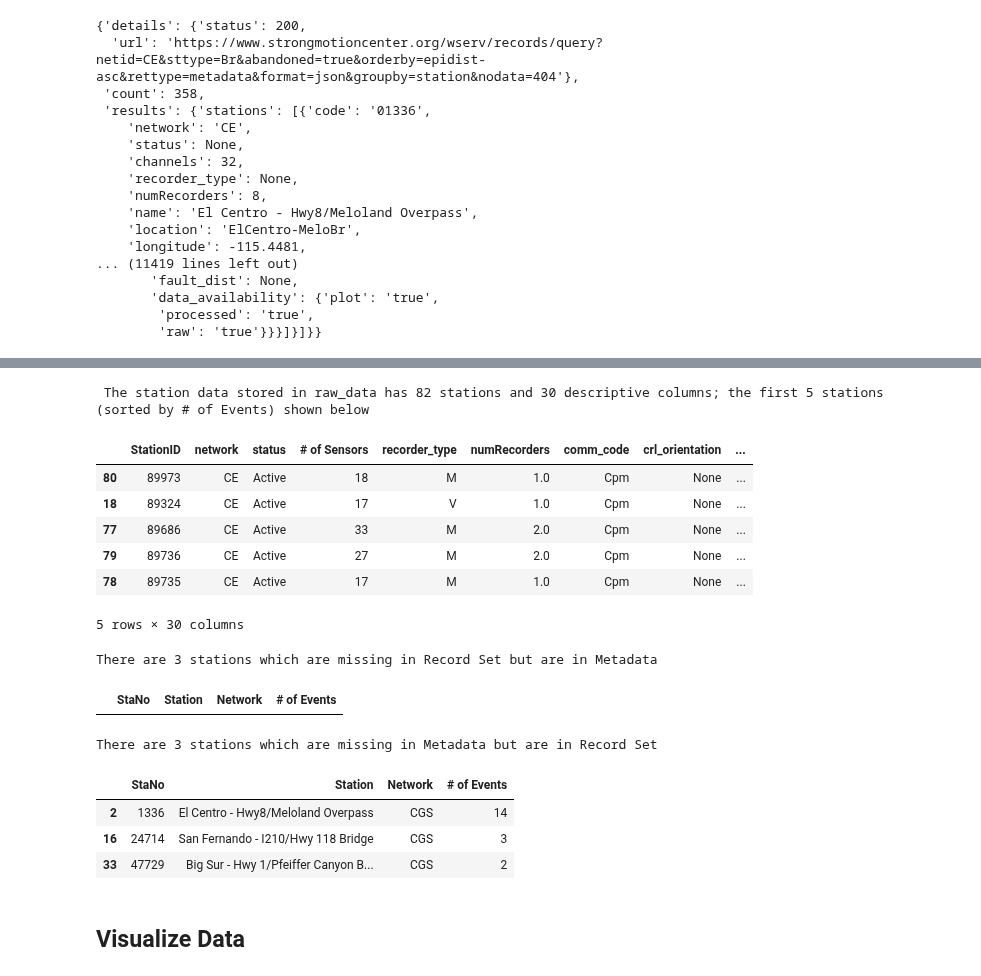
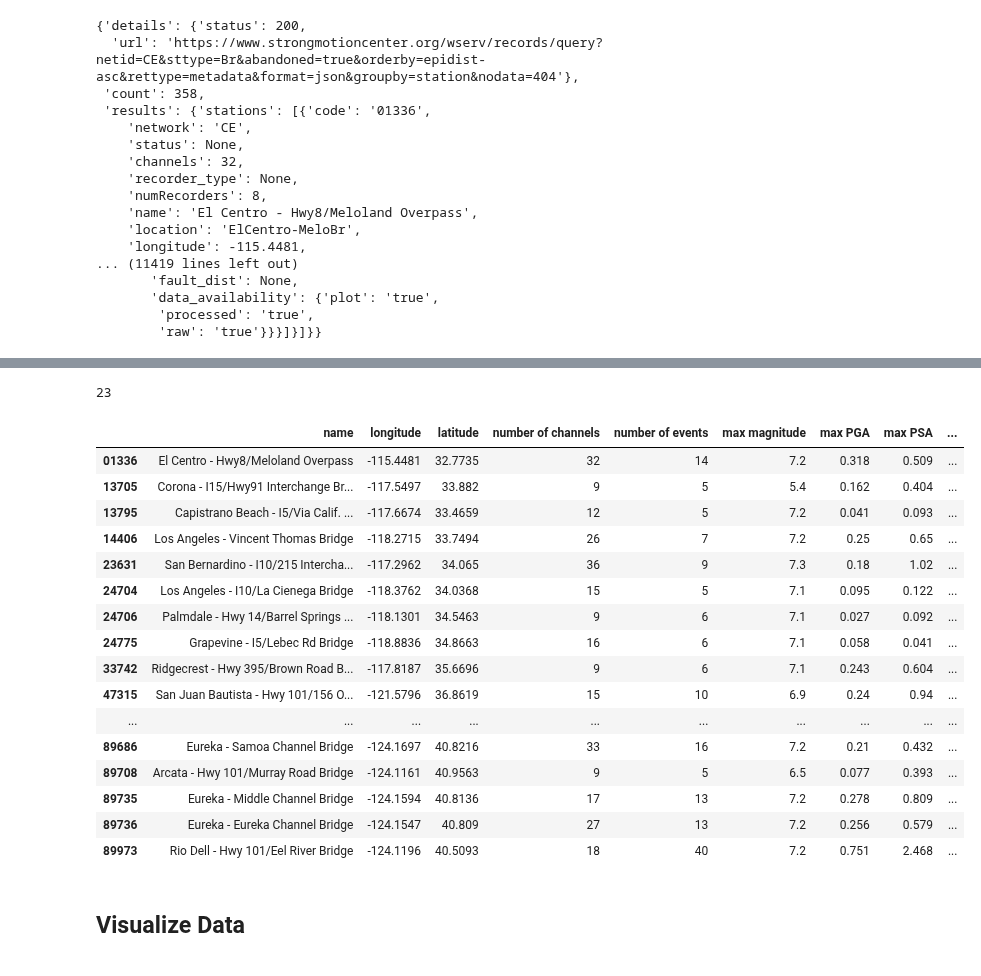
Before and after one commit to chrystalchern/mdof, a Jupyter notebook: studies/CESMDBridges.ipynb, the cells around one changed output, grey strips where cells are left out. Saved outputs shown, nothing was run; the diff lists cells and outputs as text; code cells hidden in the pictures.

```diff
--- a/studies/CESMDBridges.ipynb
+++ b/studies/CESMDBridges.ipynb
@@ -90,40 +47,0 @@ brgRecords.head(10)
-# %%
-# Merge the records with the metadata.
-
-raw_data = brg_df.merge(brgRecords, how='left', left_on="StationID", right_on='StaNo')
-raw_data.sort_values("# of Events", ascending=False, inplace=True)
-print("\n The station data stored in raw_data has", raw_data.shape[0], "stations and", raw_data.shape[1], "descriptive columns; the first 5 stations (sorted by # of Events) shown below \n")
-raw_data.head()
-# %% [output]
- The station data stored in raw_data has 82 stations and 30 descriptive columns; the first 5 stations (sorted by # of Events) shown below
-|  | StationID | network | status | # of Sensors | recorder_type | numRecorders | comm_code | crl_orientation | ... |
-| 80 | 89973 | CE | Active | 18 | M | 1.0 | Cpm | None | ... |
-| 18 | 89324 | CE | Active | 17 | V | 1.0 | Cpm | None | ... |
-| 77 | 89686 | CE | Active | 33 | M | 2.0 | Cpm | None | ... |
-| 79 | 89736 | CE | Active | 27 | M | 2.0 | Cpm | None | ... |
-| 78 | 89735 | CE | Active | 17 | M | 1.0 | Cpm | None | ... |
-5 rows × 30 columns
-# %%
-# Look at stations which are missing in Record Set but are in Metadata
-missingRecords = raw_data.loc[raw_data["StaNo"].isnull()].loc[:,'StationID']
-print('There are', missingRecords.shape[0], 'stations which are missing in Record Set but are in Metadata')
-missingRecords_df = pd.DataFrame(list(missingRecords.values), columns=["StationID"])
-missingRecords_df.to_csv(folder+'data/missingBridgeRecords_df.csv', index=False)
-brgRecords[brgRecords['StaNo'].isin(missingRecords.values)]
-# %% [output]
-There are 3 stations which are missing in Record Set but are in Metadata
-|  | StaNo | Station | Network | # of Events |
-# %%
-# Look at stations which are missing in Metadata but are in Record Set
-raw_data2 = brg_df.merge(brgRecords, how='right', left_on="StationID", right_on='StaNo')
-missingMetaData = raw_data2.loc[raw_data2["StationID"].isnull()].loc[:,'StaNo']
-print('There are', missingMetaData.shape[0], 'stations which are missing in Metadata but are in Record Set')
-missingMetaData_df = pd.DataFrame(list(missingMetaData.values), columns=["StationID"])
-missingMetaData_df.to_csv(folder+'data/missingBridgeMetaData_df.csv', index=False)
-brgRecords[brgRecords['StaNo'].isin(missingMetaData.values)]
-# %% [output]
-There are 3 stations which are missing in Metadata but are in Record Set
-|  | StaNo | Station | Network | # of Events |
-| 2 | 1336 | El Centro - Hwy8/Meloland Overpass | CGS | 14 |
-| 16 | 24714 | San Fernando - I210/Hwy 118 Bridge | CGS | 3 |
-| 33 | 47729 | Big Sur - Hwy 1/Pfeiffer Canyon B... | CGS | 2 |
@@ -135,3 +48,43 @@ There are 3 stations which are missing in Metadata but are in Record Set
+# %%
+bridge_inventory = {
+    station['code']: {'name': station['name'],
+                      'longitude': station['longitude'],
+                      'latitude': station['latitude'],
+                      'number of channels': station['channels'],
+                      'number of events': len(station['events']),
+                      'max magnitude': max([event['mag'] for event in station['events']]),
+                      'max PGA': max([event['record']['pgav1'] for event in station['events'] if event['record']['pgav1'] is not None], default=0),
+                      'max PSA': max([event['record']['pga_str'] for event in station['events'] if event['record']['pga_str'] is not None], default=0),
+                      'min fault distance': min([event['record']['fault_dist'] for event in station['events'] if event['record']['fault_dist'] is not None], default=999),
+                      'min epicentral distance': min([event['record']['epidist'] for event in station['events'] if event['record']['epidist'] is not None], default=999)
+                      }
+                    for station in bridge_metadata['results']['stations']
+                    if len(station['events']) >= 5 and station['code'] not in ['24689','25749','57595','58657','68065','76741']
+}
+len(bridge_inventory)
+# %% [output]
+23
+# %%
+bridge_table = pd.DataFrame(bridge_inventory).transpose()
+bridge_table
+# %% [output]
+|  | name | longitude | latitude | number of channels | number of events | max magnitude | max PGA | max PSA | ... |
+| 01336 | El Centro - Hwy8/Meloland Overpass | -115.4481 | 32.7735 | 32 | 14 | 7.2 | 0.318 | 0.509 | ... |
+| 13705 | Corona - I15/Hwy91 Interchange Br... | -117.5497 | 33.882 | 9 | 5 | 5.4 | 0.162 | 0.404 | ... |
+| 13795 | Capistrano Beach - I5/Via Calif. ... | -117.6674 | 33.4659 | 12 | 5 | 7.2 | 0.041 | 0.093 | ... |
+| 14406 | Los Angeles - Vincent Thomas Bridge | -118.2715 | 33.7494 | 26 | 7 | 7.2 | 0.25 | 0.65 | ... |
+| 23631 | San Bernardino - I10/215 Intercha... | -117.2962 | 34.065 | 36 | 9 | 7.3 | 0.18 | 1.02 | ... |
+| 24704 | Los Angeles - I10/La Cienega Bridge | -118.3762 | 34.0368 | 15 | 5 | 7.1 | 0.095 | 0.122 | ... |
+| 24706 | Palmdale - Hwy 14/Barrel Springs ... | -118.1301 | 34.5463 | 9 | 6 | 7.1 | 0.027 | 0.092 | ... |
+| 24775 | Grapevine - I5/Lebec Rd Bridge | -118.8836 | 34.8663 | 16 | 6 | 7.1 | 0.058 | 0.041 | ... |
+| 33742 | Ridgecrest - Hwy 395/Brown Road B... | -117.8187 | 35.6696 | 9 | 6 | 7.1 | 0.243 | 0.604 | ... |
+| 47315 | San Juan Bautista - Hwy 101/156 O... | -121.5796 | 36.8619 | 15 | 10 | 6.9 | 0.24 | 0.94 | ... |
+| ... | ... | ... | ... | ... | ... | ... | ... | ... | ... |
+| 89686 | Eureka - Samoa Channel Bridge | -124.1697 | 40.8216 | 33 | 16 | 7.2 | 0.21 | 0.432 | ... |
+| 89708 | Arcata - Hwy 101/Murray Road Bridge | -124.1161 | 40.9563 | 9 | 5 | 6.5 | 0.077 | 0.393 | ... |
+| 89735 | Eureka - Middle Channel Bridge | -124.1594 | 40.8136 | 17 | 13 | 7.2 | 0.278 | 0.809 | ... |
+| 89736 | Eureka - Eureka Channel Bridge | -124.1547 | 40.809 | 27 | 13 | 7.2 | 0.256 | 0.579 | ... |
+| 89973 | Rio Dell - Hwy 101/Eel River Bridge | -124.1196 | 40.5093 | 18 | 40 | 7.2 | 0.751 | 2.468 | ... |
 # %% [markdown]
 ## Visualize Data
 # %%
```
Also changed, not shown: parts of 25 cells of this notebook.
